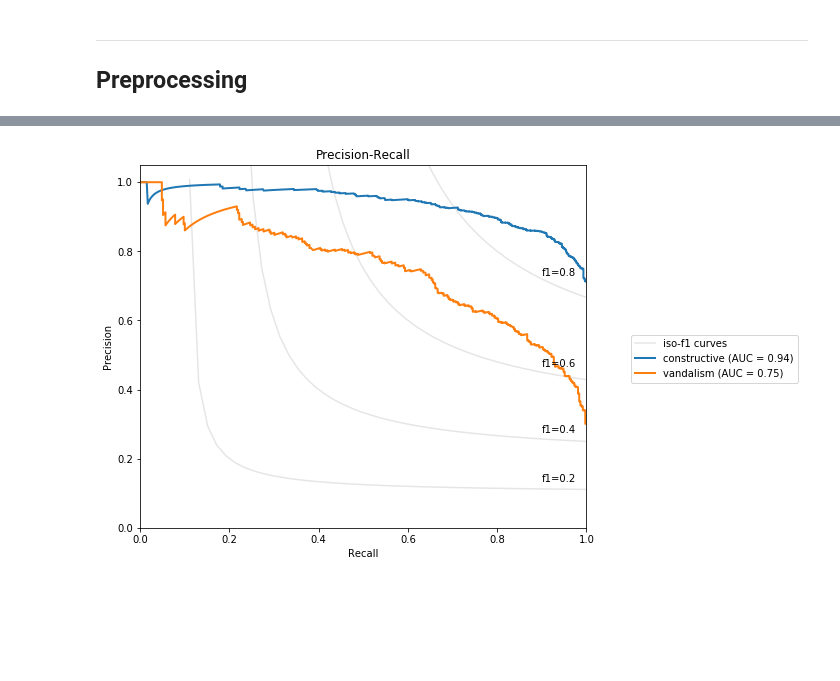
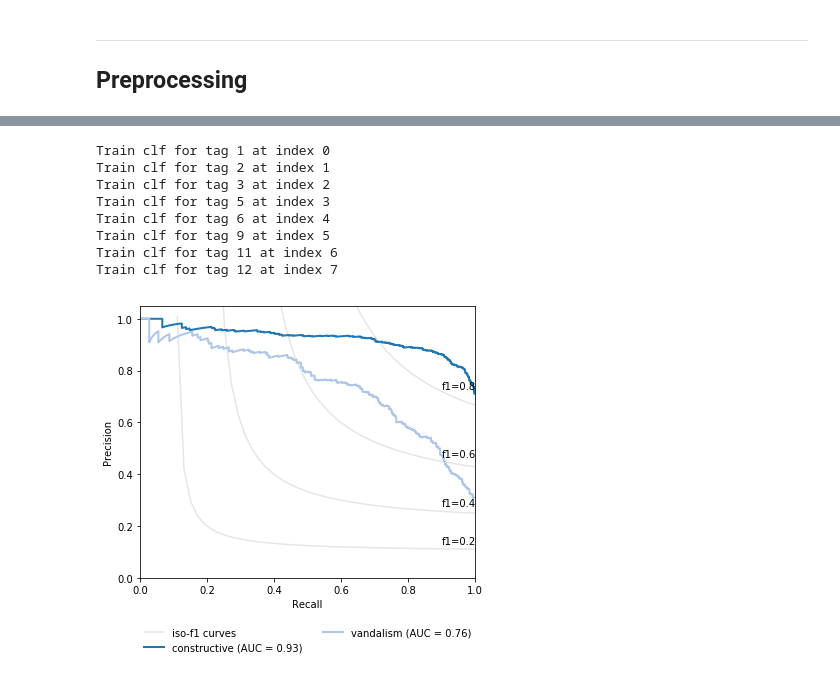
Before and after one commit to HPI-Information-Systems/wikipediatablevandalism, a Jupyter notebook: vandalism-classifier/stacked_single_label_classifier.ipynb, the cells around one changed output, grey strips where cells are left out. Drawn from its saved outputs; the diff is of its cells as text; code cells hidden in the pictures; blank space fills up the shorter version.

Commit message:
Merge vandalism classifier

```diff
--- a/vandalism-classifier/stacked_single_label_classifier.ipynb
+++ b/vandalism-classifier/stacked_single_label_classifier.ipynb
@@ -124,9 +197,51 @@ plot_precision_recall(y_test, y_test_predict_proba[:, 1])
+# %%
+estimators = [(str(tag_id), model['clf']) for tag_id, model in classifiers.items()]
+estimators = sorted(estimators, key=lambda e: int(e[0]))
+fitted_clfs = []
+
+# Train classifiers and make predicitions per tag
+for i, e in enumerate(estimators):
+    print('Train clf for tag', e[0], 'at index', i)
+    clf = e[1]
+    # Retrain classifier on tag data
+    y_train_tag = y_train[:, i]
+    clf.fit(X_train, y_train_tag)
+
+    # Predict tag for test
+    fitted_clfs.append((e[0], clf))
+# %% [output]
+Train clf for tag 1 at index 0
+Train clf for tag 2 at index 1
+Train clf for tag 3 at index 2
+Train clf for tag 5 at index 3
+Train clf for tag 6 at index 4
+Train clf for tag 9 at index 5
+Train clf for tag 11 at index 6
+Train clf for tag 12 at index 7
+# %%
+# Construct model hierarchie
+vandalism_clfs = fitted_clfs[:7]
+constructive_clf = fitted_clfs[7][1]
+vandalism_clf = PrefitVotingClassifier(vandalism_clfs, voting='soft', weights=[1, 1, 1, 1, 1, 1, 1])
+# %%
+# Make predicitions
+y_test_vandalism_prob = vandalism_clf.predict_proba(X_test)
+y_test_constructive_prob = constructive_clf.predict_proba(X_test)
+# %%
+# Combine predictions
+vandalism = y_test_vandalism_prob[:, 1]
+constructive = y_test_constructive_prob[:, 1]
+
+y_test_vandalism_prob = vandalism / (vandalism + constructive)
+y_test_constructive_prob = constructive / (vandalism + constructive)
 # %%
 # Encode constructive vs vandalism as seperate values y_true
-y_test_van = y_test.apply(lambda x: bool(x)).rename('vandalism')
-y_test_no_van = y_test.apply(lambda x: not bool(x)).rename('no vandalism')
-y_test_multi = pd.concat([y_test_no_van, y_test_van], axis=1)
+y_test_predict = pd.concat([pd.Series(y_test_constructive_prob), pd.Series(y_test_vandalism_prob)], axis=1)
 
-plot_multilabel_precision_recall(y_test_multi.as_matrix(), y_test_predict_proba, ['constructive', 'vandalism'])
+plot_multilabel_precision_recall(y_test_binary.as_matrix(),
+                                 y_test_predict.as_matrix(),
+                                  tags,
+                                 ['constructive', 'vandalism'],
+                                 'figures/binary/binary_precision_recall.pdf')
 # %% [output]
-[figure, old version]
+[figure, new version]
```
Also changed, not shown: parts of 20 cells of this notebook, 50 other files.
